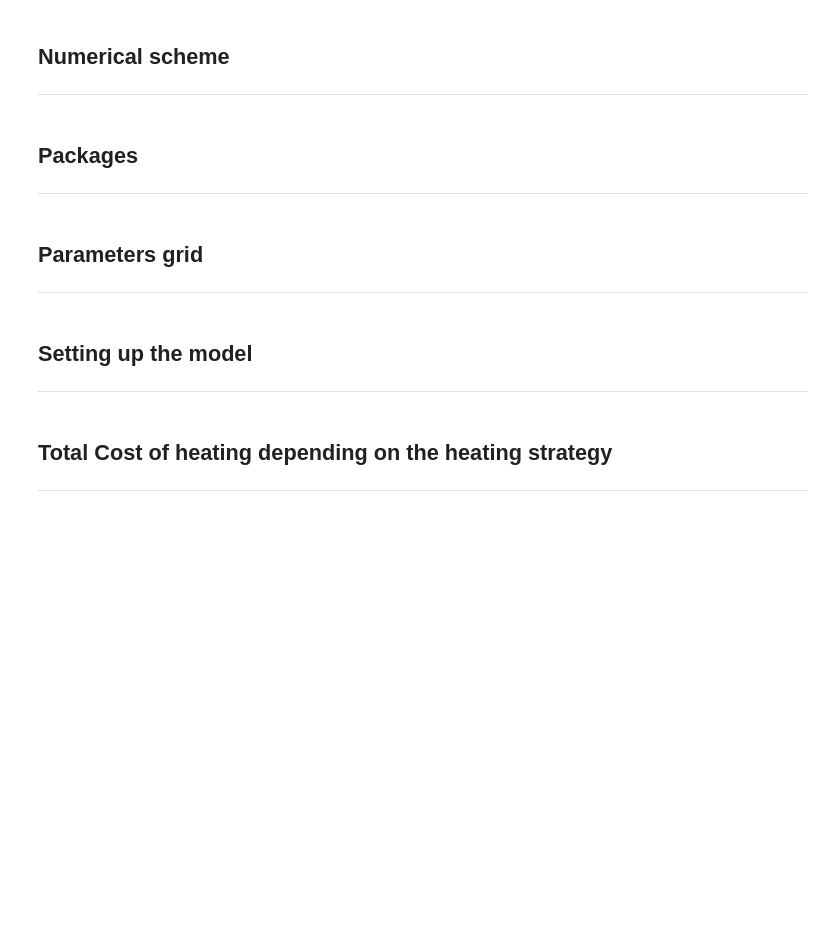
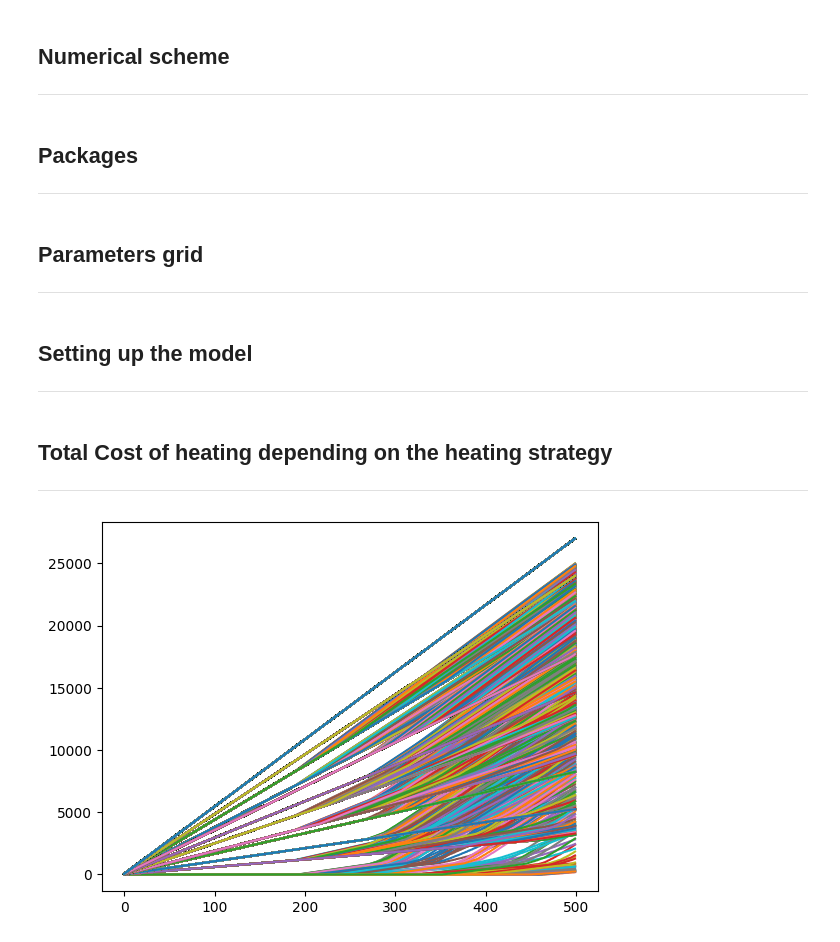
Before and after one commit to tadejow/house_heating, a Jupyter notebook: pipeline/experiments.ipynb, the cells around one changed output. Cells and saved outputs as stored; diff of their text form; code cells hidden in the pictures; blank space fills up the shorter version.

Commit message:
experiment
first experiment if finished and data is added to data dir

```diff
--- a/pipeline/experiments.ipynb
+++ b/pipeline/experiments.ipynb
@@ -72,43 +72,43 @@ model_parameters = {
         "areas": {
             "A1": {
                 "row_min": 0, "row_max": 33, "col_min": 0, "col_max": 50,
-                "init_func": lambda x: 295 + np.random.random(x.shape),
+                "init_func": lambda x: 285 + 5 * np.random.random(x.shape),
                 "desired_temp": 300
             },
             "A2": {
                 "row_min": 0, "row_max": 27, "col_min": 50, "col_max": 100,
-                "init_func": lambda x: 298 + np.random.random(x.shape),
+                "init_func": lambda x: 285 + 5 * np.random.random(x.shape),
                 "desired_temp": 300
             },
             "A3": {
                 "row_min": 27, "row_max": 55, "col_min": 50, "col_max": 100,
-                "init_func": lambda x: 297 + np.random.random(x.shape),
+                "init_func": lambda x: 285 + 5 * np.random.random(x.shape),
                 "desired_temp": 300
             },
             "A4": {
                 "row_min": 33, "row_max": 66, "col_min": 0, "col_max": 33,
-                "init_func": lambda x: 296 + np.random.random(x.shape),
+                "init_func": lambda x: 285 + 5 * np.random.random(x.shape),
                 "desired_temp": 300
             },
             "A5": {
                 "row_min": 66, "row_max": 100, "col_min": 0, "col_max": 50,
-                "init_func": lambda x: 298 + np.random.random(x.shape),
+                "init_func": lambda x: 285 + 5 * np.random.random(x.shape),
                 "desired_temp": 300
             },
             "A6.1": {
                 "row_min": 33, "row_max": 66, "col_min": 33, "col_max": 50,
-                "init_func": lambda x: 295 + np.random.random(x.shape),
+                "init_func": lambda x: 285 + 5 * np.random.random(x.shape),
                 "desired_temp": 300
             },
             "A6.2": {
                 "row_min": 55, "row_max": 100, "col_min": 50, "col_max": 65,
-                "init_func": lambda x: 295 + np.random.random(x.shape),
+                "init_func": lambda x: 285 + 5 * np.random.random(x.shape),
                 "desired_temp": 300
             },
             "A7": {
                 "row_min": 55, "row_max": 100, "col_min": 65, "col_max": 100,
-                "init_func": lambda x: 288 + np.random.random(x.shape),
-                "desired_temp": 300
+                "init_func": lambda x: 285 + 5 * np.random.random(x.shape),
+                "desired_temp": 285
             }
         },
         "walls": {
@@ -204,16 +204,16 @@ model_parameters = {
             "grid": np.meshgrid(np.linspace(-1, 1, 101), np.linspace(-1, 1, 101))[0], "dx": 1
         },
         "force_term": lambda x, t, mask: np.where(
-            mask == 1, 10**(-1), np.where(
-                mask == 2, 10**(-1), np.where(
-                    mask == 3, 10**(-1), np.where(
-                        mask == 4, 10**(-1), 0
+            mask == 1, 1.5, np.where(
+                mask == 2, 1.5, np.where(
+                    mask == 3, 1.5, np.where(
+                        mask == 4, 1.5, 0
                     )
                 )
             )
         ),
-        "window_temp": lambda t: 280 - 5 * np.sin(24 * t / 3600),
-        "diffusion_coefficient": 0.1,
+        "window_temp": lambda t: 270 - 5 * np.sin(24 * t / 3600),
+        "diffusion_coefficient": 0.5,
         "current_time": 0.0
 
     }
@@ -229,23 +229,28 @@ model = HeatingModel(model_parameters)
 ---
 # %%
 base_strat = [12 + 275, 16 + 275, 20 + 275, 24 + 275, 28 + 275]
-base_strat = [12 + 275, 20 + 275, 28 + 275]
-time_iters = 10**3
-h_t = 1.0
+base_strat = [12 + 272, 20 + 272, 28 + 272]
+time_iters = 500
+h_t = 0.5
 
 results = {
     "avg_final_temp": [],
-    "energy_used": []
+    "energy_usage": []
 }
 
 for strategies in tqdm(product(base_strat, repeat=len(model_parameters["areas"].keys()))):
     for cnt, key in enumerate(model_parameters["areas"].keys()):
         model_parameters["areas"][key]["desired_temp"] = strategies[cnt]
         if key not in results.keys():
             results[key] = [strategies[cnt]]
         else:
             results[key].append(strategies[cnt])
     model = HeatingModel(model_parameters)
     model.evolve(time_iters, h_t, True)
-    results["avg_final_temp"] = model.result_matrix.mean()
-    results["energy_used"] = model.energy_usage[-1]
+    plt.plot(model.energy_usage)
+    results["avg_final_temp"].append(sum([model.partial_matrix[key].sum() for key in model.partial_matrix.keys()][:-1]) / sum([model.partial_matrix[key].size for key in model.partial_matrix.keys()][:-1]))
+    results["energy_usage"].append(model.energy_usage[-1])
+results = pd.DataFrame(results)
+plt.show()
+# %% [output]
+[figure, added]
```
Also changed, not shown: parts of 4 cells of this notebook, 2 other files.
